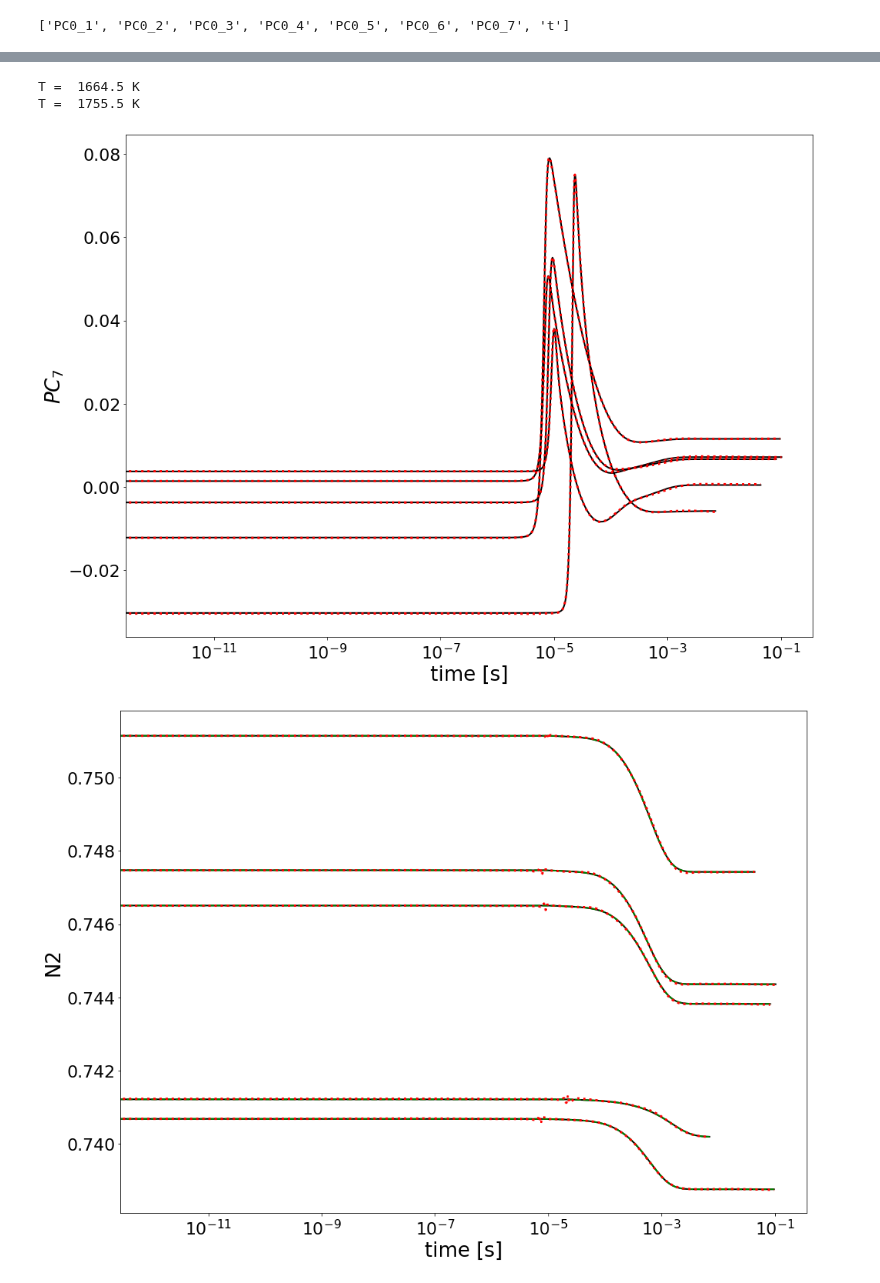
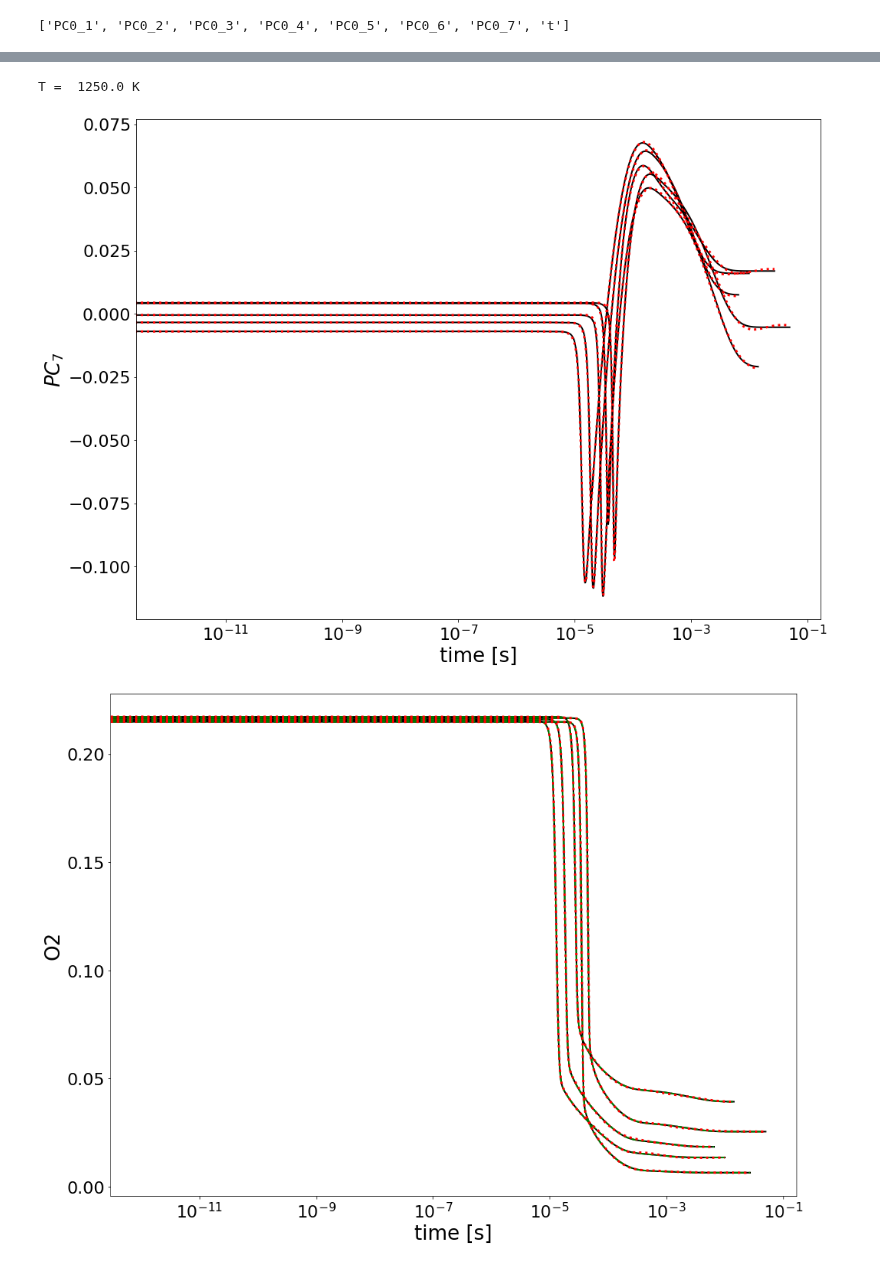
Before and after one commit to simoneventuri/ROMNet_, a Jupyter notebook: scripts/postprocessing/0DReactor/DeepONet/Predict_DeepONet.ipynb, the cells around one changed output, grey strips where cells are left out. Cells and saved outputs as stored; diff of their text form; code cells hidden in the pictures.

```diff
--- a/scripts/postprocessing/0DReactor/DeepONet/Predict_DeepONet.ipynb
+++ b/scripts/postprocessing/0DReactor/DeepONet/Predict_DeepONet.ipynb
@@ -22,19 +22,19 @@ import romnet                             as rmnt
 
 ROMNetFldr    = WORKSPACE_PATH + '/ROMNet/romnet/'
 
-OutputDir     = WORKSPACE_PATH+'/ROMNet/Data/0DReact_Isobaric_1000Cases_Diff/'
-TestDir       = WORKSPACE_PATH+'/ROMNet/Data/0DReact_Isobaric_1000Cases_Diff/'
+OutputDir     = WORKSPACE_PATH+'/ROMNet/Data/0DReact_Isobaric_2000Cases_Diff/'
+TestDir       = WORKSPACE_PATH+'/ROMNet/Data/0DReact_Isobaric_2000Cases_Diff/'
 
-PathToRunFld  = WORKSPACE_PATH + '/ROMNet/0DReact_Isobaric_1000Cases_Diff/DeepONet/Deterministic/Run_6/'
+PathToRunFld  = WORKSPACE_PATH + '/ROMNet/0DReact_Isobaric_2000Cases_Diff/DeepONet/Deterministic/Run_1/'
 #PathToRunFld  = WORKSPACE_PATH + '/ROMNet/0DReact_10Cases/DeepONet/MCDropOut/Run_1/'
 #PathToRunFld  = WORKSPACE_PATH + '/ROMNet/0DReact_10Cases/DeepONet/BayesByBackprop/Run_1/'
 
 DirDir        = OutputDir
 
-# DirName       = 'test'
-# CasesVec      = range(5)#[1,0,2]
-DirName       = 'train'
-CasesVec      = range(0,100,20)
+DirName       = 'test'
+CasesVec      = range(5)#[1,0,2]
+# DirName       = 'train'
+# CasesVec      = range(0,100,20)
 
 
 
@@ -149,7 +149,7 @@ InputVars
 # %%
 iPC      = 6
 
-VarOI    = 'N2'
+VarOI    = 'O2'
 
 if (POD_NAME == 'All'):
     jPC = iPC
@@ -187,7 +187,7 @@ for iTest in CasesVec:
 
     #####################################################################################################
     if (POD_NAME == 'All'):
-        FileName         = OutputDir+'/'+str(NVarsRed)+'PC/train/ext/PC.csv.'+str(iTest+1)
+        FileName         = OutputDir+'/'+str(NVarsRed)+'PC/'+DirName+'/ext/PC.csv.'+str(iTest+1)
         Data             = pd.read_csv(FileName, header=0)
         tVec             = np.maximum(Data['t'].to_numpy(), -1)#FixedMinVal)
         yPCA_Data        = Data[Vars].to_numpy()
@@ -292,4 +293,3 @@ T =  1721.5 K
-T =  1664.5 K
-T =  1755.5 K
+T =  1250.0 K
-[figure, old version]
+[figure, new version]
-[figure, old version]
+[figure, new version]
```
Also changed, not shown: parts of 12 cells of this notebook, 5 other files.
